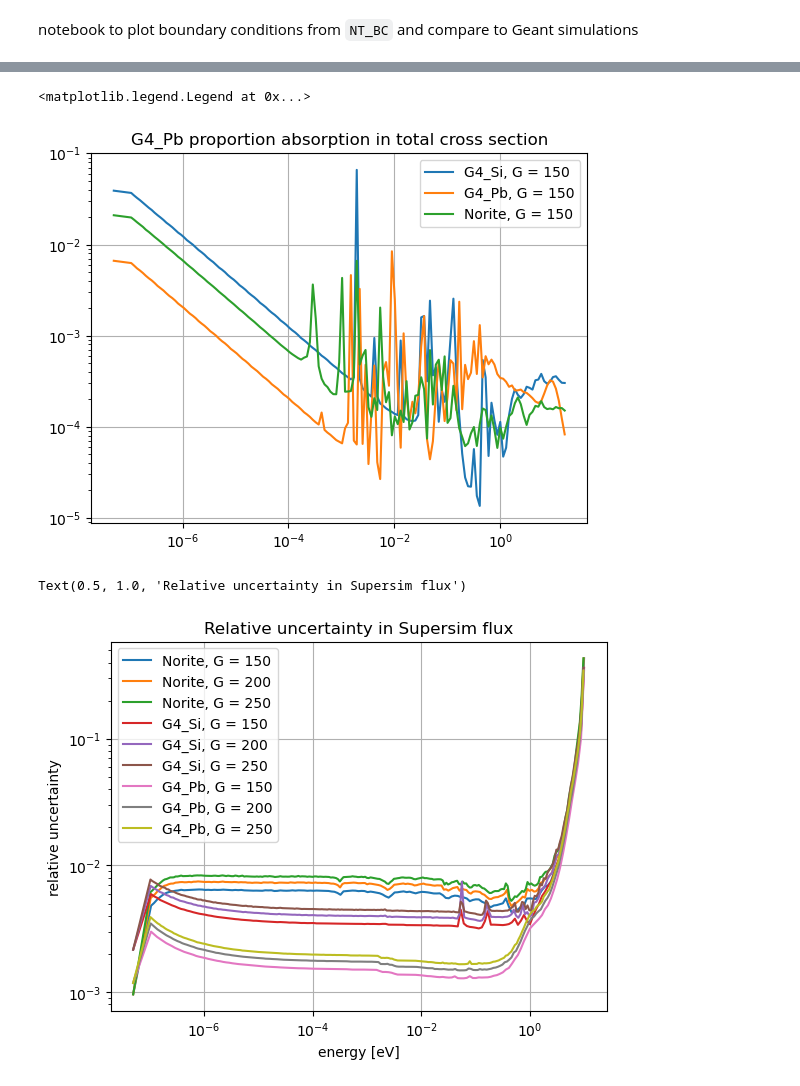
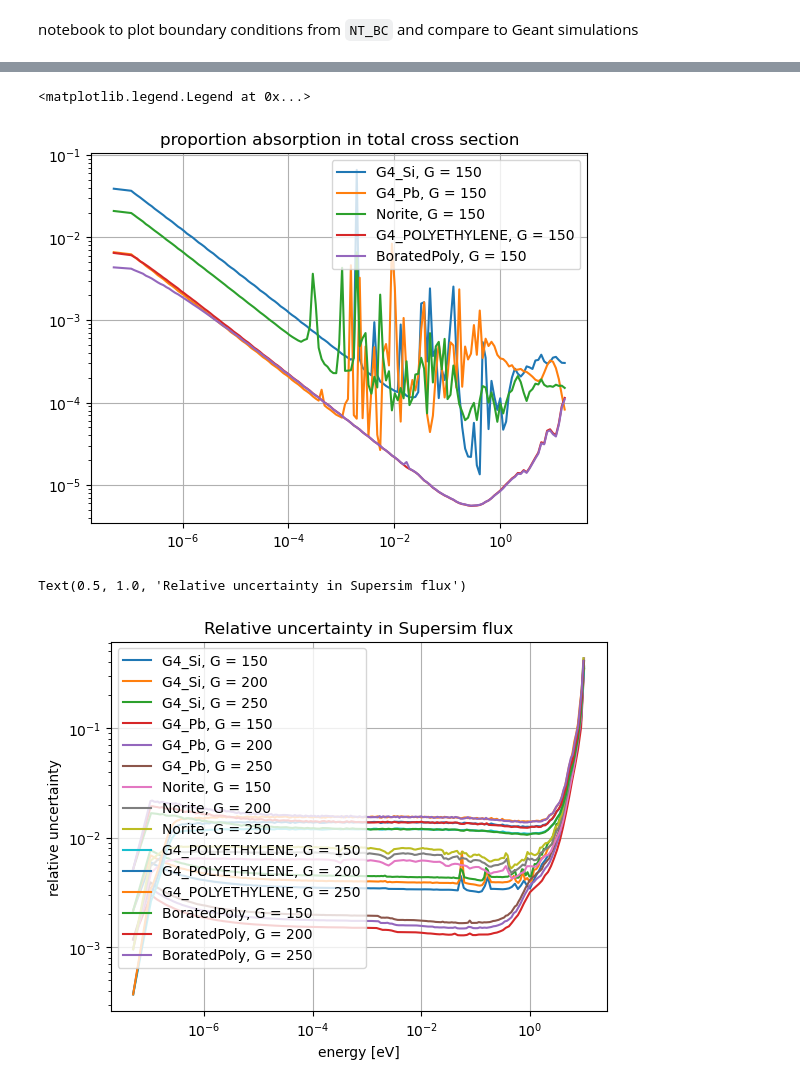
Before and after one commit to villano-lab/ntransporter, a Jupyter notebook: boundary_conditions/plotting_bc.ipynb, the cells around one changed output, grey strips where cells are left out. Saved outputs shown, nothing was run; the diff lists cells and outputs as text; code cells hidden in the pictures.

Commit message:
additional plots for materials

```diff
--- a/boundary_conditions/plotting_bc.ipynb
+++ b/boundary_conditions/plotting_bc.ipynb
@@ -29,9 +25,29 @@ E0 = 2e7
+# %%
+# energy bounds (eV)
+EG = 0.1
+E0 = 2e7
+
+matlist = ('G4_Si', 'G4_Pb', 'Norite', 'G4_POLYETHYLENE', 'BoratedPoly')
+
+def mat_str_add(mat):
+    if mat == 'Norite':
+        return ''
+    elif mat == 'G4_POLYETHYLENE':
+        return '_poly'
+    elif mat == 'BoratedPoly':
+        return '_borpoly'
+    else:
+        return mat[2:]
 # %%
-for mat in ['Norite', 'G4_Si', 'G4_Pb']:
+Gs = {'Norite': (50, 100, 150),
+      'G4_Si': (50, 100, 200),
+      'G4_Pb': (50, 150, 250),
+      'G4_POLYETHYLENE': (50, 100, 150),
+      'BoratedPoly': (50, 100, 150)}
 
-    mat_str_add = '' if mat == 'Norite' else mat[2:]
+for mat in matlist:
 
-    ss_data_file = 'data/SuperSim_estimates/phi_calcs' + mat_str_add + '_150.dat'
+    ss_data_file = 'data/SuperSim_estimates/phi_calcs' + mat_str_add(mat) + '_150.dat'
     ss_dat = pd.read_csv(ss_data_file, sep = ' ', index_col = 0, names = ['Eg','phig', 'dphig'])
 
     gs_s = ss_dat.index
@@ -43,8 +59,8 @@ for mat in ['Norite', 'G4_Si', 'G4_Pb']:
     plt.ylabel('Flux [n/cm^2/sec/MeV]')
     plt.title(mat)
 
-    for G in [50, 100, 150]:
-        G += 100*(mat=='G4_Si')
+    for G in Gs[mat]:
+        #G += 100*(mat=='G4_Si')
         data_file = f'data/V1/data_{mat}_{G}_BC_V1.dat'
         dat = pd.read_csv(data_file, sep = ' ', index_col = 0, names = ['Eg','phig'])
 
@@ -68,7 +86,7 @@ for mat in ['Norite', 'G4_Si', 'G4_Pb']:
 # %%
 # compare flux and emission strength (group source/group total cross section)
-
-for mat, G in [('G4_Si', 100), ('Norite', 100), ('G4_Pb', 100)]:
+G = 100
+for mat in matlist:
 
     XS = pd.read_csv(f'../cross_sections/data/V1/data_{mat}_{G}_20_xs.dat', sep = ' ', index_col = 0, names = ['Eg', 'x_s', 'xt'])
     Src = pd.read_csv(f'../sources/data/V1/data_{mat}_{G}_Sg.dat', sep = ' ', index_col = 0, names = ['Eg','Sg'])
@@ -104,37 +124,35 @@ for mat, G in [('G4_Si', 100), ('Norite', 100), ('G4_Pb', 100)]:
 # %%
 plt.figure()
-plt.title(f'{mat} proportion absorption in total cross section')
+plt.title('proportion absorption in total cross section')
 plt.loglog()
 plt.grid()
 
 G = 150
 
-for mat in ('G4_Si', 'G4_Pb', 'Norite'):
+for mat in matlist:
     XS = pd.read_csv(f'../cross_sections/data/V1/data_{mat}_{G}_20_xs.dat', sep = ' ', index_col = 0, names = ['Eg', 'x_s', 'xt'])
 
     Eg = XS.Eg.values
     Es = (Eg[1:] + Eg[:-1])/2
     xt = XS.xt.values[:-1]
     xs = XS.x_s.values[:-1]
 
     plt.plot(Es[xt>0], (xt-xs)[xt>0]/xt[xt>0], label = f'{mat}, G = {G}')
 
 plt.legend()
 # %% [output]
 <matplotlib.legend.Legend at 0x...>
-[figure, old version]
+[figure, new version]
 # %%
 plt.figure()
 plt.loglog()
 plt.grid()
 
-for mat in ['Norite', 'G4_Si', 'G4_Pb']:
+for mat in matlist:
 
     for G in (150, 200, 250):
 
-        mat_str_add = '' if mat == 'Norite' else mat[2:]
-
-        ss_data_file = 'data/SuperSim_estimates/phi_calcs' + mat_str_add + f'_{G}.dat'
+        ss_data_file = 'data/SuperSim_estimates/phi_calcs' + mat_str_add(mat) + f'_{G}.dat'
         ss_dat = pd.read_csv(ss_data_file, sep = ' ', index_col = 0, names = ['Eg','phig', 'dphig'])
         Eg_s, phig_s = plottable_spectrum(ss_dat.Eg.values, ss_dat.phig.values)
         _, dphig_s = plottable_spectrum(ss_dat.Eg.values, ss_dat.dphig.values)
@@ -148,7 +166,7 @@ plt.ylabel('relative uncertainty')
 plt.title('Relative uncertainty in Supersim flux')
 # %% [output]
 Text(0.5, 1.0, 'Relative uncertainty in Supersim flux')
-[figure, old version]
+[figure, new version]
 # %%
 A_vals = {'G4_Si': 28,
           'Norite': 20.86,
```
Also changed, not shown: parts of 9 cells of this notebook.
